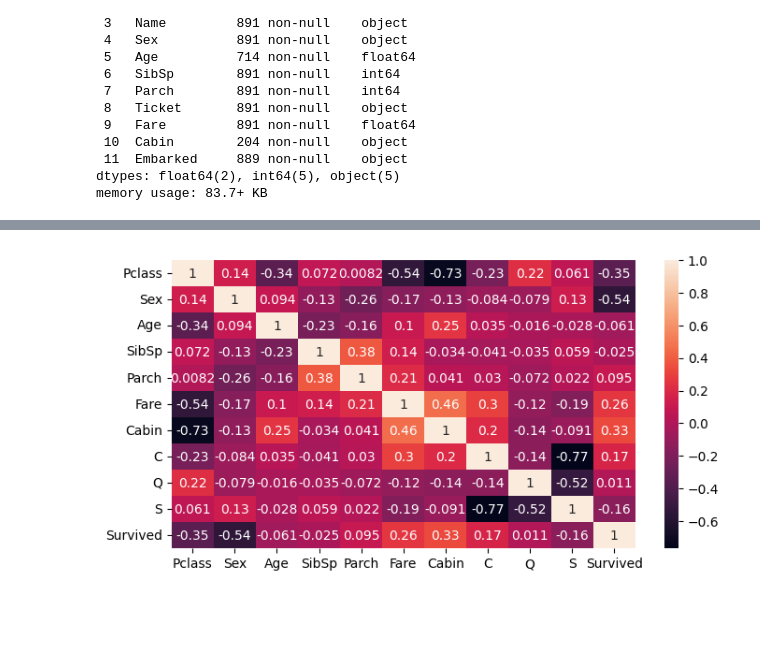
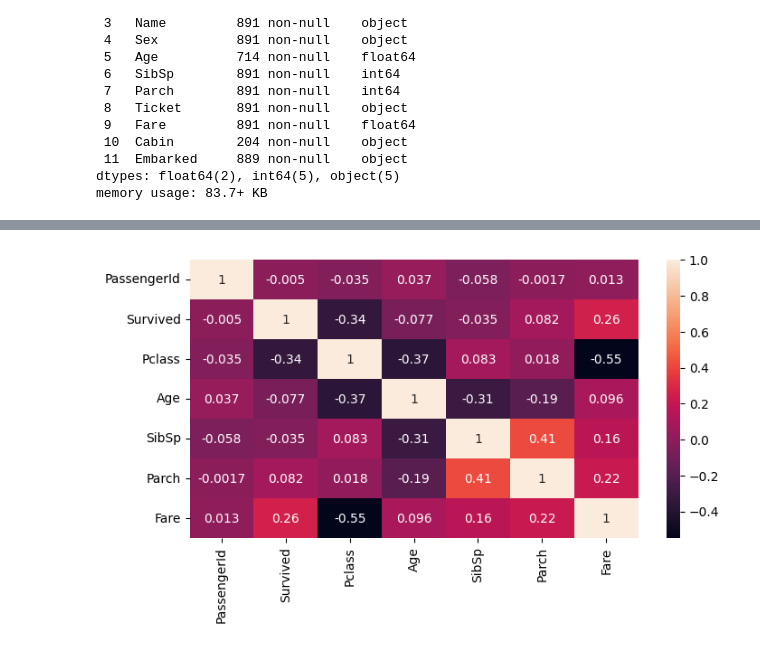
Before and after one commit to PanosKefalas/titanic, a Jupyter notebook: code/preprocess.ipynb, the cells around one changed output, grey strips where cells are left out. Saved outputs shown, nothing was run; the diff lists cells and outputs as text; code cells hidden in the pictures; blank space fills up the shorter version.

Commit message:
Index reset after transform. EDA graphs to be improved.

```diff
--- a/code/preprocess.ipynb
+++ b/code/preprocess.ipynb
@@ -68,9 +75,9 @@ plt.show()
 # %%
 plt.figure(figsize=(8,4))
-sns.heatmap(pd.concat([Xtransformed, y], axis=1).corr(), annot=True)
+sns.heatmap(raw.corr(), annot=True)
 plt.show()
 # %% [output]
-[figure, old version]
+[figure, new version]
 # %%
 Xtransformed.to_csv(r'C:\Users\p.kefalas\Documents\Python\ML\titanic\datasets\titanicTransformed.csv', index=False)
 X_train.to_csv(r'C:\Users\p.kefalas\Documents\Python\ML\titanic\datasets\X_train.csv', index=False)
```
Also changed, not shown: parts of 2 cells of this notebook, 7 other files.
